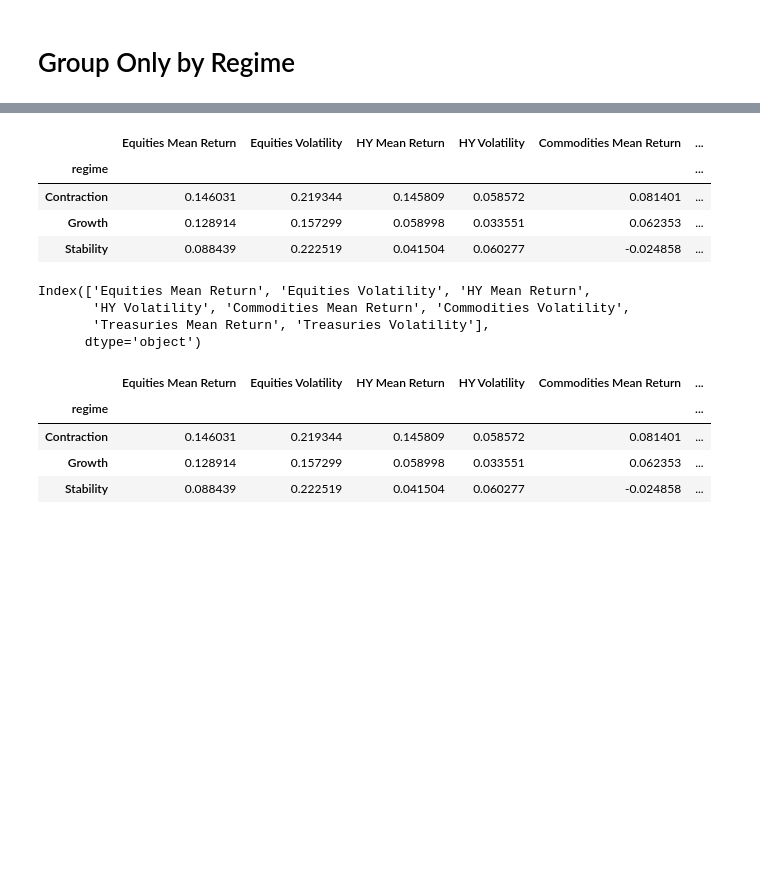
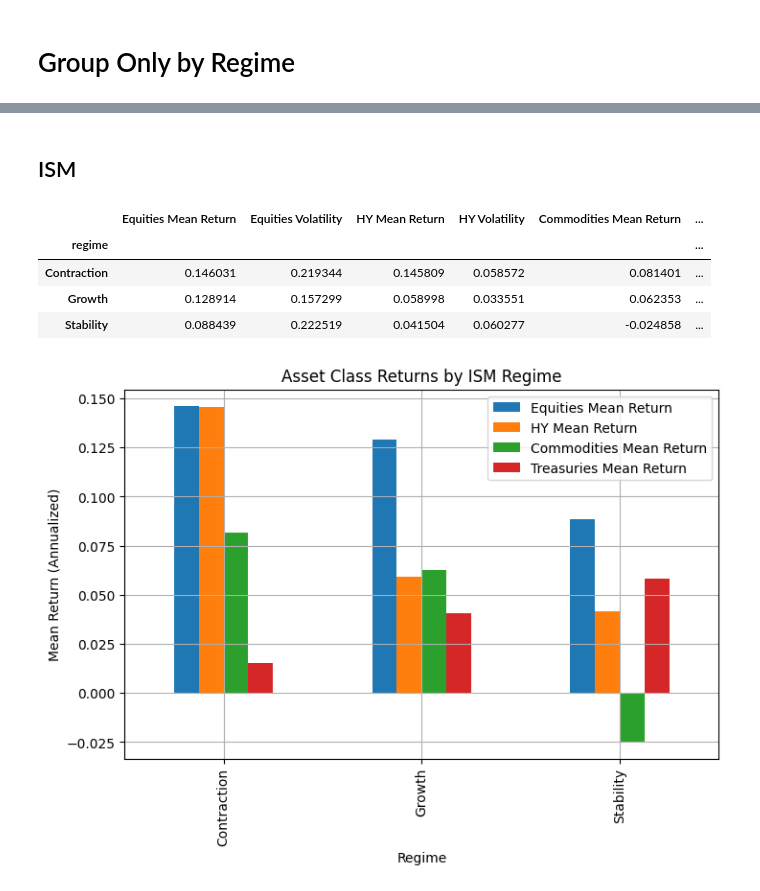
Before and after one commit to Kunj121/MacroFinance_HW2, a Jupyter notebook: prob2.ipynb, the cells around one changed output, grey strips where cells are left out. Cells and saved outputs as stored; diff of their text form; code cells hidden in the pictures; blank space fills up the shorter version.

```diff
--- a/prob2.ipynb
+++ b/prob2.ipynb
@@ -239,3 +276,22 @@ plt.title("ISM Regimes")
 plt.show()
 # %% [output]
 [figure]
+# %%
+ism['segment'] = (ism['regime'] != ism['regime'].shift(1)).cumsum()
+
+
+periods = (
+    ism
+    .reset_index()
+    .groupby(['segment','regime'])
+    .agg(
+        start_date = ('Date', 'min'),
+        end_date   = ('Date', 'max'),
+        num_days     = ('Date', 'size')
+    )
+    .reset_index(drop=False)
+)
+
+periods = periods[periods['regime'] != 0].reset_index(drop=True)
+
+periods
@@ -355,3 +487,5 @@ plt.show()
+# %% [markdown]
+## ISM
 # %%
 def annualized_mean(x):
     return x.mean() * ANNUAL_FACTOR
@@ -386,18 +520,15 @@ by_regime
 | Contraction | 0.146031 | 0.219344 | 0.145809 | 0.058572 | 0.081401 | ... |
 | Growth | 0.128914 | 0.157299 | 0.058998 | 0.033551 | 0.062353 | ... |
 | Stability | 0.088439 | 0.222519 | 0.041504 | 0.060277 | -0.024858 | ... |
-# %%
-by_regime.columns
-# %% [output]
-Index(['Equities Mean Return', 'Equities Volatility', 'HY Mean Return',
-       'HY Volatility', 'Commodities Mean Return', 'Commodities Volatility',
-       'Treasuries Mean Return', 'Treasuries Volatility'],
-      dtype='object')
-# %%
-by_regime
-# %% [output]
-|  | Equities Mean Return | Equities Volatility | HY Mean Return | HY Volatility | Commodities Mean Return | ... |
-| regime |  |  |  |  |  | ... |
-| Contraction | 0.146031 | 0.219344 | 0.145809 | 0.058572 | 0.081401 | ... |
-| Growth | 0.128914 | 0.157299 | 0.058998 | 0.033551 | 0.062353 | ... |
-| Stability | 0.088439 | 0.222519 | 0.041504 | 0.060277 | -0.024858 | ... |
+# %%
+mean_returns = by_regime[['Equities Mean Return', 'HY Mean Return', 'Commodities Mean Return', 'Treasuries Mean Return']]
+ax = mean_returns.plot(kind='bar',
+                       figsize = (8, 5))
+ax.set_title('Asset Class Returns by ISM Regime')
+ax.set_ylabel('Mean Return (Annualized)')
+ax.set_xlabel('Regime')
+plt.grid()
+
+plt.show()
+# %% [output]
+[figure, added]
```
Also changed, not shown: parts of 7 cells of this notebook.
